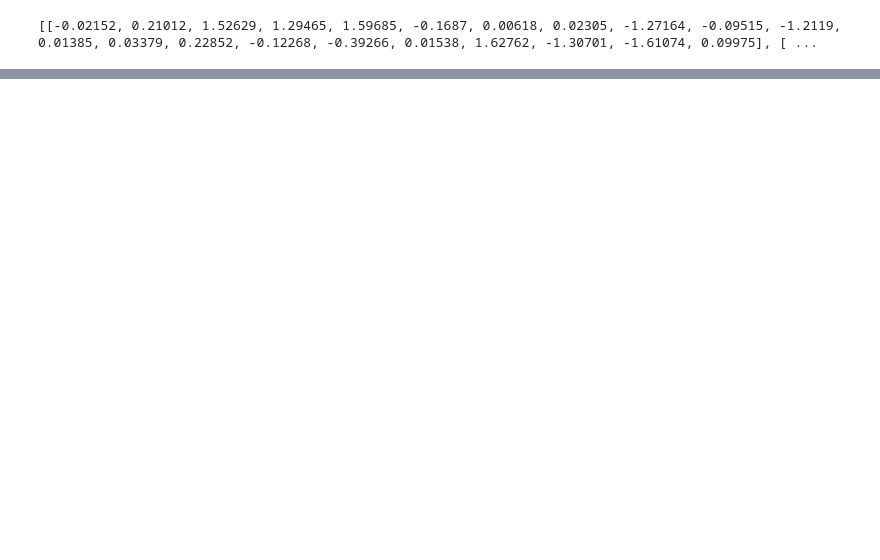
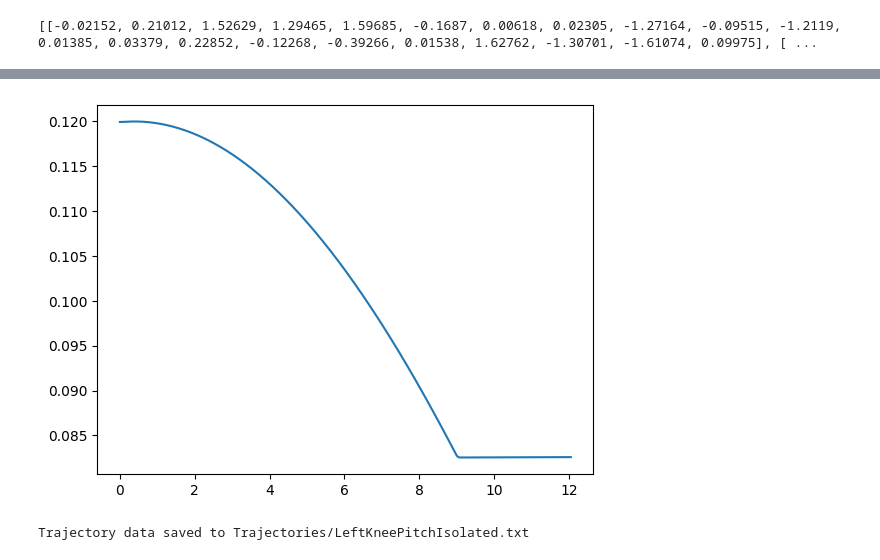
Before and after one commit to TheWh1teRose/Simulation, a Jupyter notebook: Simulation/mujoco/evaluate_trjectory.ipynb, the cells around one changed output, grey strips where cells are left out. Cells and saved outputs as stored; diff of their text form; code cells hidden in the pictures; blank space fills up the shorter version.

```diff
--- a/Simulation/mujoco/evaluate_trjectory.ipynb
+++ b/Simulation/mujoco/evaluate_trjectory.ipynb
@@ -28,7 +31,7 @@ joint_names_motion = [
     "RShoulderRoll", "RElbowYaw"
 ]
 
-with open("motions/LeftKneePitchIsolated.mot", "r") as file:
+with open(f"motions/{motion_name}.mot", "r") as file:
     version = file.readline()
     num_lines = file.readline()
     for _ in range(int(num_lines)):
@@ -54,8 +57,7 @@ total_frames = len(angles) + rest_frames
 total_time = total_frames * frame_time
 
 frames = []
-tracked_positions_x = []
-tracked_positions_y = []
+euler_distance = []
 
 scene_option = mujoco.MjvOption()
 camera = mujoco.MjvCamera()
@@ -77,8 +79,8 @@ with mujoco.Renderer(model) as renderer:
     # Simulate and render 2 seconds of rest
     for _ in range(rest_frames):
         mujoco.mj_step(model, data)
-        tracked_position = data.site_xpos[model.site("tracking_site").id]
-        camera.lookat = tracked_position
+        tracked_position_tibia = data.site_xpos[model.site("tracking_tibia").id]
+        camera.lookat = tracked_position_tibia
         mujoco.mj_forward(model, data)
 
         renderer.update_scene(data, scene_option=scene_option, camera=camera)
@@ -94,19 +96,19 @@ with mujoco.Renderer(model) as renderer:
 
         mujoco.mj_step(model, data)
 
-        tracked_position = data.site_xpos[model.site("tracking_site").id]
-        camera.lookat = tracked_position
+        tracked_position_tibia = data.site_xpos[model.site("tracking_tibia").id]
+        tracked_position_thigh = data.site_xpos[model.site("tracking_thigh").id]
+
+        camera.lookat = tracked_position_tibia
         mujoco.mj_forward(model, data)
 
-        tracked_positions_x.append(tracked_position[0])
-        tracked_positions_y.append(tracked_position[2])
+        euler_distance.append(math.sqrt((tracked_position_tibia[0] - tracked_position_thigh[0])**2 + (tracked_position_tibia[2] - tracked_position_thigh[2])**2))
 
         renderer.update_scene(data, scene_option=scene_option, camera=camera)
         frames.append(renderer.render())
 
 media.show_video(frames, fps=fps)
 
-plt.plot(tracked_positions_x, tracked_positions_y)
-plt.show()
+# convert euler distance to 30 fps
 # %% [output]
 Available actuators: ['HeadYaw', 'HeadPitch', 'LHipYawPitch', 'LHipRoll', 'LHipPitch', 'LKneePitch', 'LAnklePitch', 'LAnkleRoll', 'RHipRoll', 'RHipPitch', 'RKneePitch', 'RAnklePitch', 'RAnkleRoll', 'L ...
@@ -130,0 +116,23 @@ Available actuators: ['HeadYaw', 'HeadPitch', 'LHipYawPitch', 'LHipRoll', 'LHipP
+# %%
+times = np.linspace(0, len(euler_distance) / fps, len(euler_distance))
+
+plt.plot(times, euler_distance)
+plt.show()
+# %% [output]
+[figure, added]
+# %%
+# Create Trajectories directory if it doesn't exist
+trajectories_dir = "Trajectories"
+if not os.path.exists(trajectories_dir):
+    os.makedirs(trajectories_dir)
+
+# Save trajectory data to file
+trajectory_file = os.path.join(trajectories_dir, f"{motion_name}.txt")
+with open(trajectory_file, 'w') as f:
+    f.write("Time(s),Distance(m)\n")
+    for t, d in zip(times, euler_distance):
+        f.write(f"{t:.3f},{d:.6f}\n")
+
+print(f"Trajectory data saved to {trajectory_file}")
+# %% [output]
+Trajectory data saved to Trajectories/LeftKneePitchIsolated.txt
```
Also changed, not shown: parts of 2 cells of this notebook, 7 other files.
